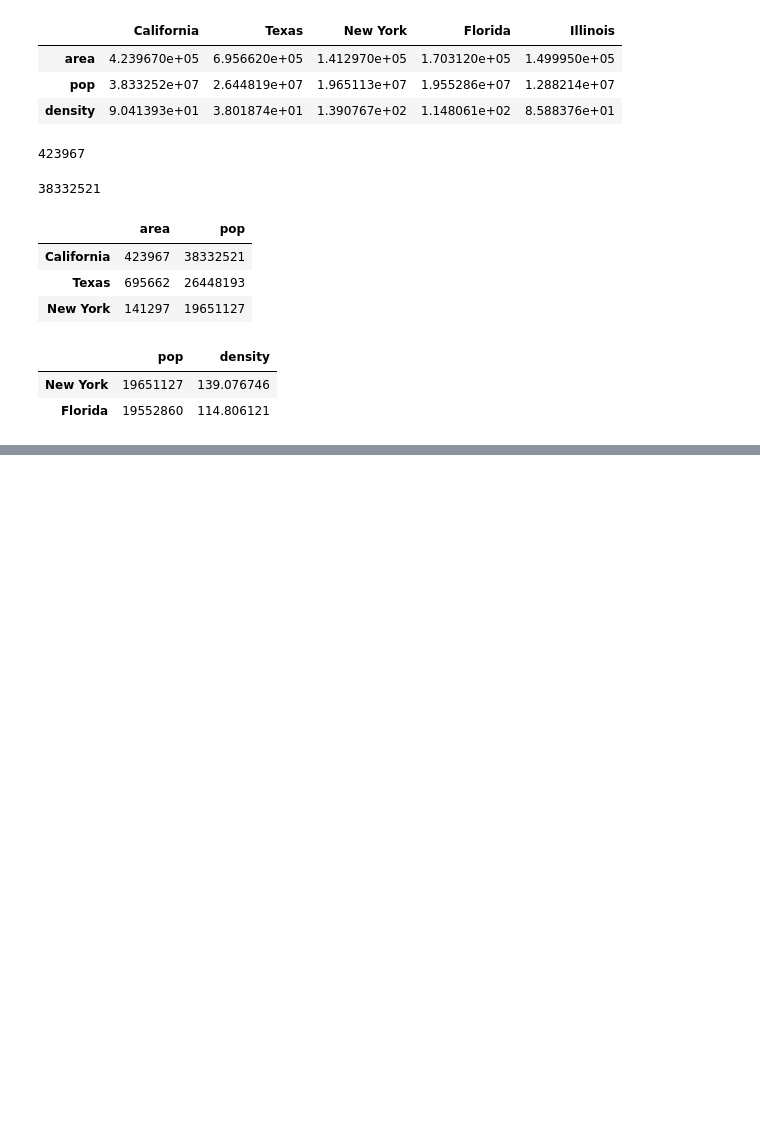
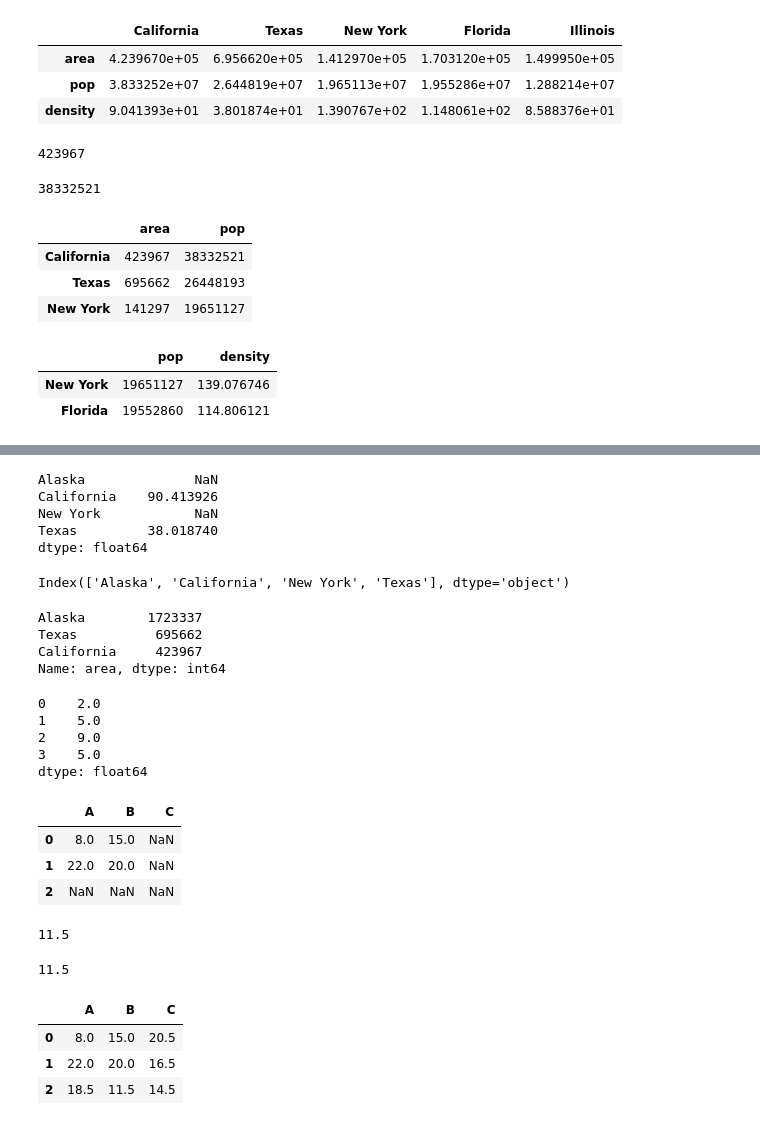
Before and after one commit to SoongMoo/shinhan2205, a Jupyter notebook: 3Day.ipynb, the cells around one changed output, grey strips where cells are left out. Saved outputs shown, nothing was run; the diff lists cells and outputs as text; code cells hidden in the pictures; blank space fills up the shorter version.

```diff
--- a/3Day.ipynb
+++ b/3Day.ipynb
@@ -1089,0 +1117,61 @@ data.loc[data.density > 100, ['pop', 'density']]
+# %%
+population / area
+# %% [output]
+Alaska              NaN
+California    90.413926
+New York            NaN
+Texas         38.018740
+dtype: float64
+# %%
+area.index # ['Alaska', 'Texas', 'California']
+population.index # ['California', 'Texas', 'New York']
+area.index | population.index
+# %% [output]
+Index(['Alaska', 'California', 'New York', 'Texas'], dtype='object')
+# %%
+area
+# %% [output]
+Alaska        1723337
+Texas          695662
+California     423967
+Name: area, dtype: int64
+# %%
+A = pd.Series([2, 4, 6], index=[0, 1, 2])
+B = pd.Series([1, 3, 5], index=[1, 2, 3])
+A, B
+A + B
+A.add(B, fill_value = 0)
+# %% [output]
+0    2.0
+1    5.0
+2    9.0
+3    5.0
+dtype: float64
+# %%
+A = pd.DataFrame(np.random.randint(0, 20, (2, 2)),
+                 columns=list('AB'))
+B = pd.DataFrame(np.random.randint(0, 10, (3, 3)),
+                 columns=list('BAC'))
+A, B
+A + B
+# %% [output]
+|  | A | B | C |
+| 0 | 8.0 | 15.0 | NaN |
+| 1 | 22.0 | 20.0 | NaN |
+| 2 | NaN | NaN | NaN |
+# %%
+A.add(B, fill_value=0)
+# %% [output]
+11.5
+# %%
+A.mean() # 열 평균
+A.stack().mean() # 전체 평균
+# %% [output]
+11.5
+# %%
+A.add(B, fill_value=A.stack().mean())
+# %% [output]
+|  | A | B | C |
+| 0 | 8.0 | 15.0 | 20.5 |
+| 1 | 22.0 | 20.0 | 16.5 |
+| 2 | 18.5 | 11.5 | 14.5 |
```
Also changed, not shown: parts of 3 cells of this notebook.
